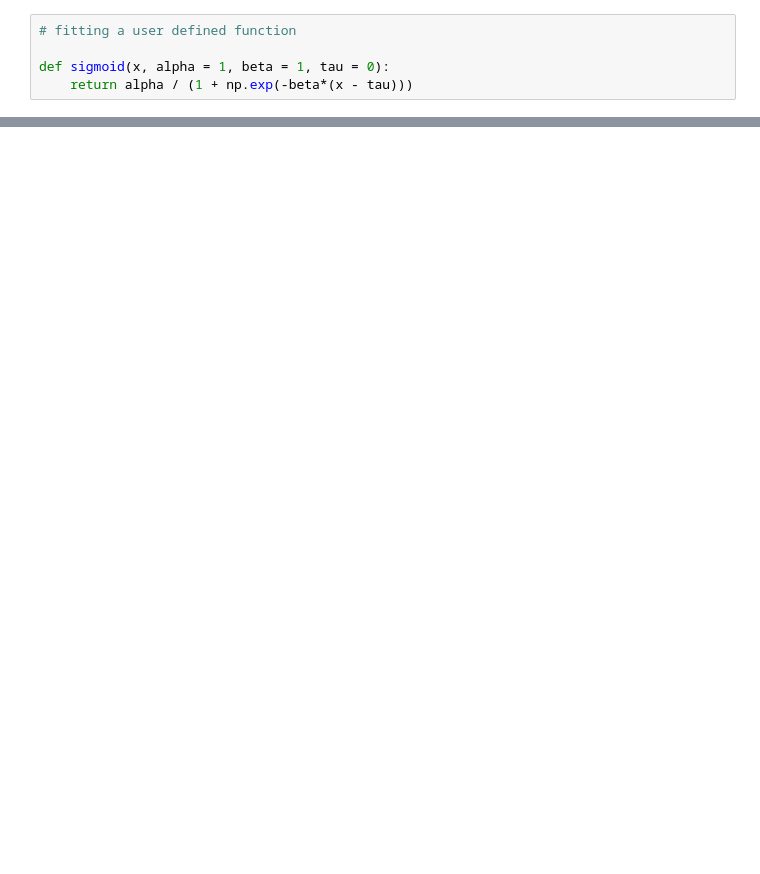
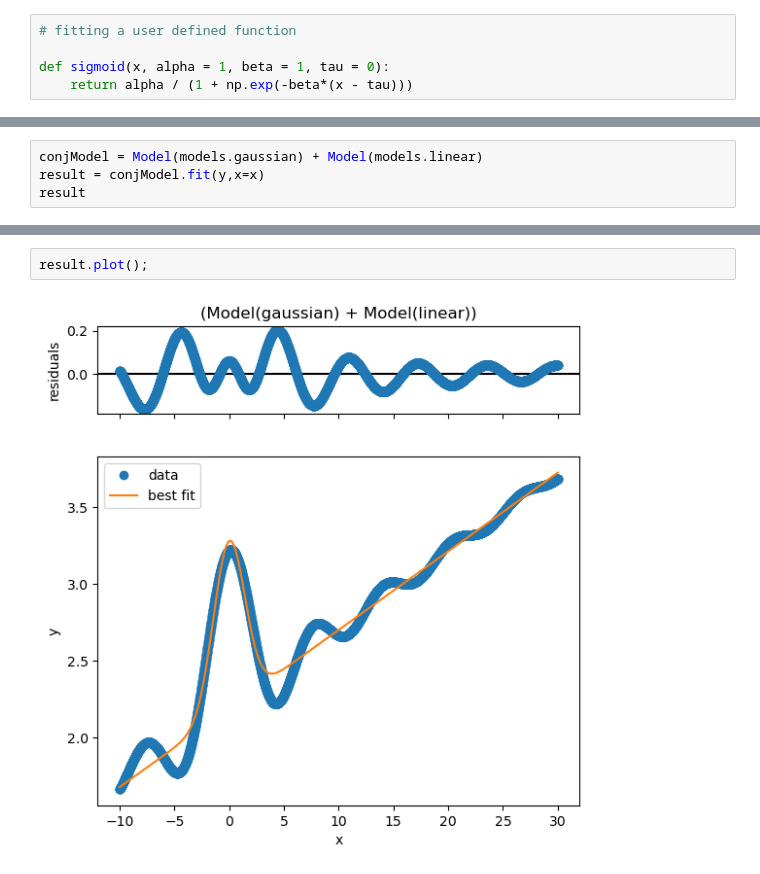
Before and after one commit to szalai-istvan/python-machine-learning, a Jupyter notebook: 02_python-scientific-projects/017_curve-fitting/curve-fitting.ipynb, the cells around one changed output, grey strips where cells are left out. Cells and saved outputs as stored; diff of their text form; blank space fills up the shorter version.

```diff
--- a/02_python-scientific-projects/017_curve-fitting/curve-fitting.ipynb
+++ b/02_python-scientific-projects/017_curve-fitting/curve-fitting.ipynb
@@ -189,0 +200,4 @@ plt.show()
+# %%
+conjModel = Model(models.gaussian) + Model(models.linear)
+result = conjModel.fit(y,x=x)
+result
@@ -189,0 +232,4 @@ plt.show()
+# %%
+result.plot();
+# %% [output]
+[figure, added]
```
Also changed, not shown: parts of 18 cells of this notebook.
